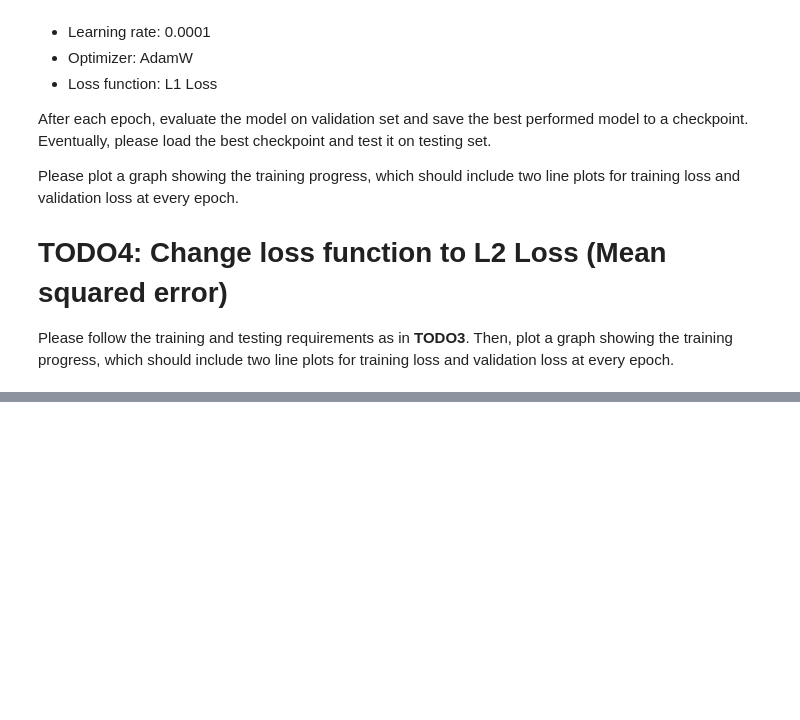
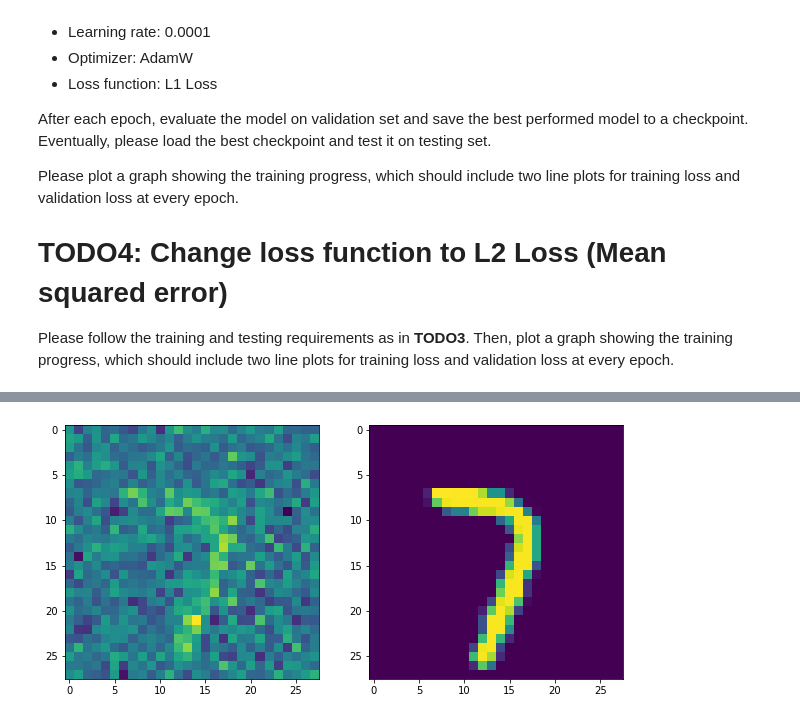
Before and after one commit to tylerthecoder/knowledge, a Jupyter notebook: deep-learning/hw/hw3/q4.ipynb, the cells around one changed output, grey strips where cells are left out. Cells and saved outputs as stored; diff of their text form; code cells hidden in the pictures; blank space fills up the shorter version.

```diff
--- a/deep-learning/hw/hw3/q4.ipynb
+++ b/deep-learning/hw/hw3/q4.ipynb
@@ -202,7 +205,16 @@ class AE(torch.nn.Module):
         )
 
     def forward(self, x):
-        print(x.shape)
+        # Flatten image array
+        x = torch.reshape(x, (x.shape[0], 28 * 28)).float()
         encoded = self.encoder(x)
         decoded = self.decoder(encoded)
+        decoded = torch.reshape(decoded, (x.shape[0], 28 , 28)).squeeze().float()
         return decoded
+
+
+def eval_validation(model: AE):
+  criterion = nn.L1Loss()
+  for x, label in iter(val_loader):
+    # Calulate distance between model predictions and value
+    out = model(x)
@@ -246,0 +221,77 @@ RuntimeError: ignored
+# %%
+model = AE()
+
+num_epochs = 100
+lr = .0001
+
+optimizer = torch.optim.Adam(model.parameters(), lr=lr)
+
+criterion = nn.L1Loss()
+
+all_losses = [3,4]
+all_validation_losses = [4,7]
+
+best_loss = 10
+
+model.train()
+
+for epoch in range(num_epochs):
+	# Training
+	total_loss = 0
+	for x, label in iter(train_loader):
+		out = model(x)
+
+		loss = criterion(out, label.squeeze())
+		total_loss += loss
+
+		# Backward and optimize
+		optimizer.zero_grad()
+		loss.backward()
+		optimizer.step()
+	avg_loss = total_loss / len(train_loader)
+
+	if (avg_loss < best_loss):
+		torch.save(model.state_dict(), "best-model.bin")
+
+
+	all_losses.append(avg_loss)
+
+	# Show example from generation
+	x, validation = next(iter(val_loader))
+	f, ax = plt.subplots(1, 2, figsize=(10, 10))
+	ax[0].imshow(x[0].squeeze().numpy())
+	ax[1].imshow(validation[0].squeeze().numpy())
+	plt.show()
+
+	# Evaluating
+	validation_total_loss = 0
+	for x, validation in iter(val_loader):
+		out = model(x)
+		loss = criterion(out, validation.squeeze())
+		validation_total_loss += loss
+	validation_avg_loss = validation_total_loss / len(val_loader)
+
+	all_validation_losses.append(validation_avg_loss)
+
+	print(f"Epoch [{epoch}/{num_epochs}], Loss: {avg_loss:.4f}, Validation Loss {validation_avg_loss:.4f}")
+
+
+# Load best model and evaluate on trainging set
+best_model = AE()
+best_model.load_state_dict(torch.load("best-model.bin"))
+total_loss = 0
+for x, label in iter(test_loader):
+	out = model(x)
+	loss = criterion(out, label.squeeze())
+	total_loss += loss
+avg_loss = total_loss / len(test_loader)
+
+print(f"Best model had loss of {avg_loss:.4f}")
+
+ # Show graph
+f, ax = plt.subplots(1, 2, figsize=(10, 10))
+ax[0].plot(all_losses)
+ax[1].plot(all_validation_losses)
+plt.show()
+# %% [output]
+[figure, added]
```
Also changed, not shown: parts of 6 cells of this notebook, 3 other files.
